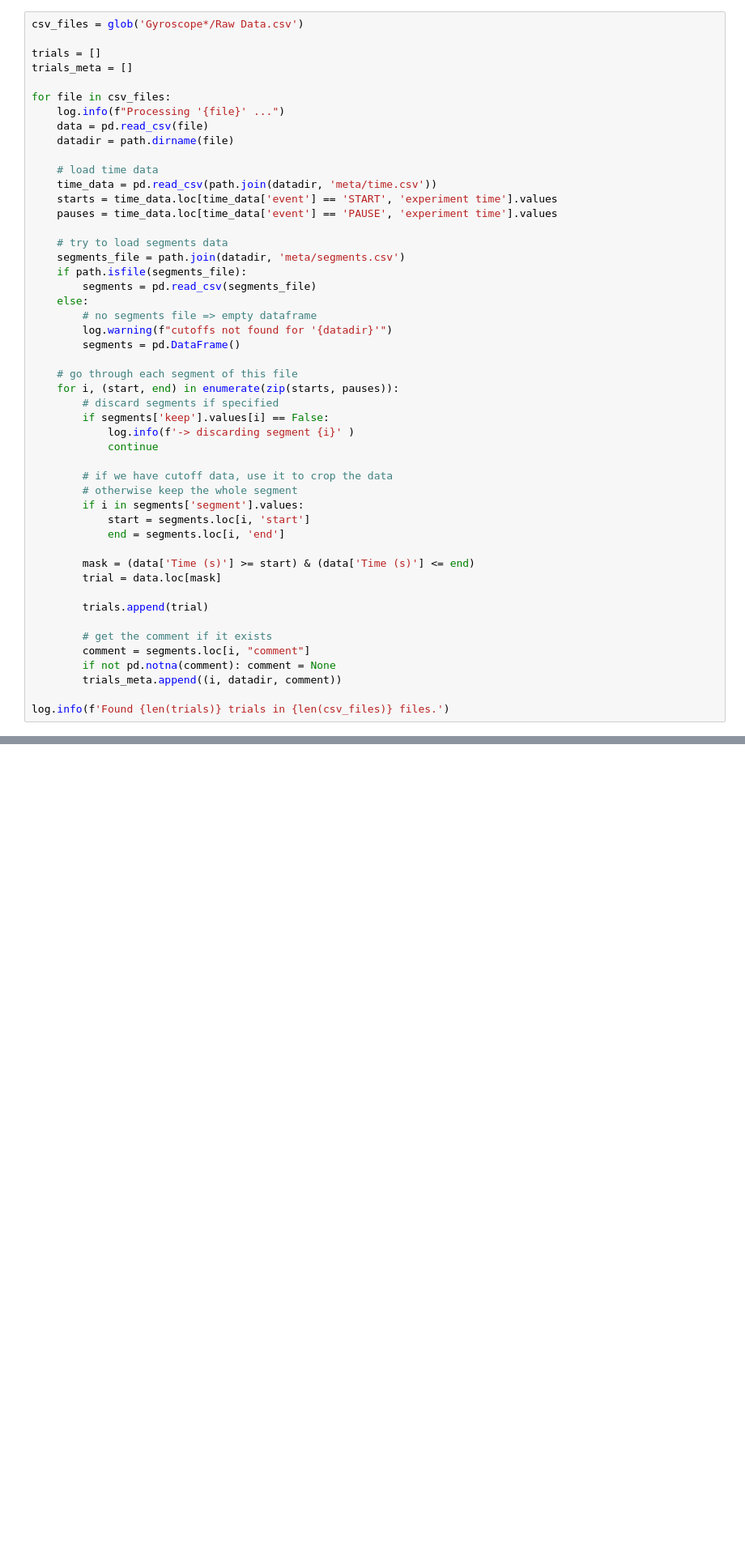
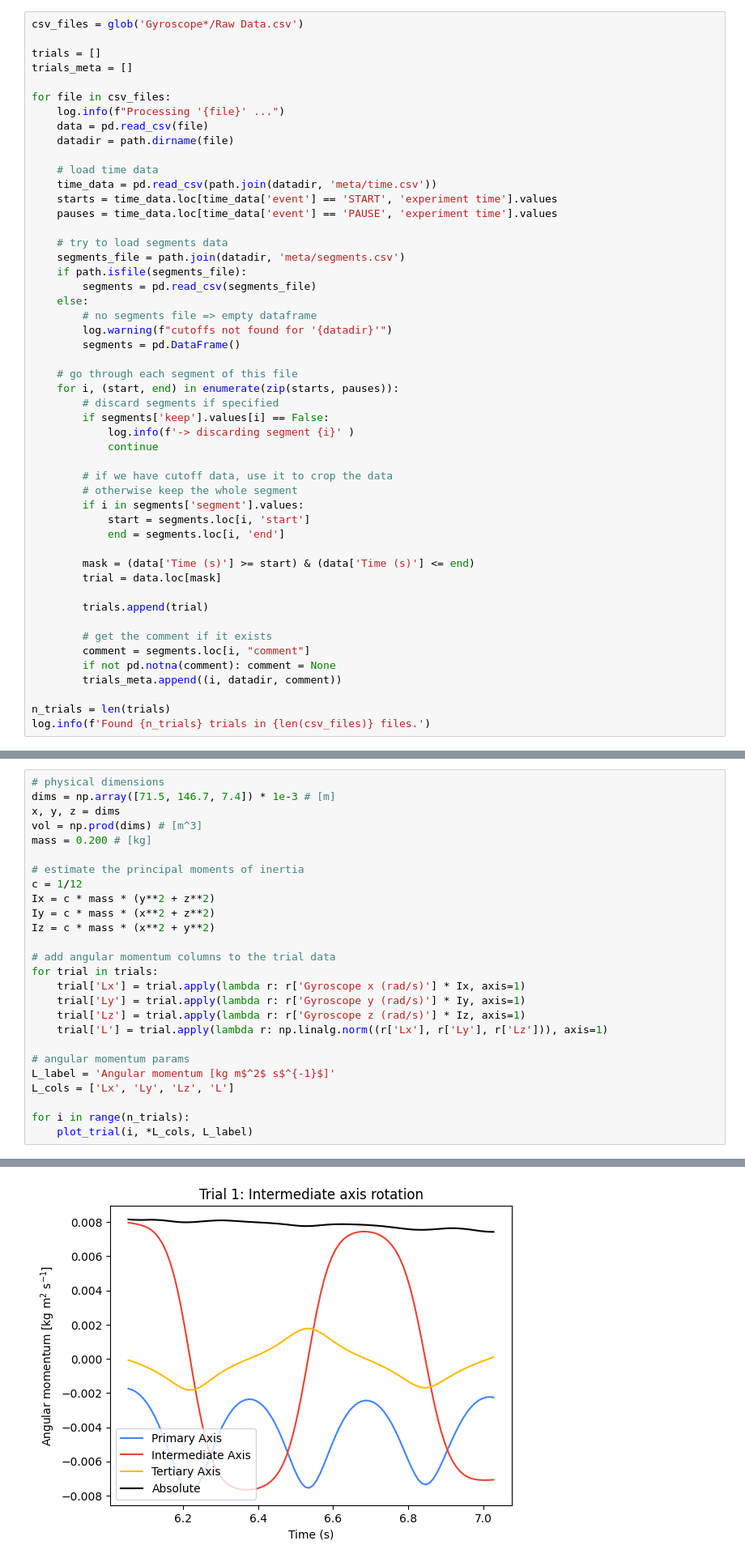
Before and after one commit to fbubbar/sci1-t2, a Jupyter notebook: data/round1/analysis.ipynb, the cells around one changed output, grey strips where cells are left out. Shown at 81% size. Drawn from its saved outputs; the diff is of its cells as text; blank space fills up the shorter version.

Commit message:
add angular momentum plots

```diff
--- a/data/round1/analysis.ipynb
+++ b/data/round1/analysis.ipynb
@@ -61,7 +65,8 @@ for file in csv_files:
         if not pd.notna(comment): comment = None
         trials_meta.append((i, datadir, comment))
 
-log.info(f'Found {len(trials)} trials in {len(csv_files)} files.')
+n_trials = len(trials)
+log.info(f'Found {n_trials} trials in {len(csv_files)} files.')
 # %% [output]
 [INFO] Processing 'Gyroscope rotation rate 2025-01-16 17-03-03/Raw Data.csv' ...
 [INFO] Processing 'Gyroscope rotation rate 2025-01-16 17-10-11/Raw Data.csv' ...
@@ -122,0 +133,27 @@ for i, trial in enumerate(trials):
+# %%
+# physical dimensions
+dims = np.array([71.5, 146.7, 7.4]) * 1e-3 # [m]
+x, y, z = dims
+vol = np.prod(dims) # [m^3]
+mass = 0.200 # [kg]
+
+# estimate the principal moments of inertia
+c = 1/12
+Ix = c * mass * (y**2 + z**2)
+Iy = c * mass * (x**2 + z**2)
+Iz = c * mass * (x**2 + y**2)
+
+# add angular momentum columns to the trial data
+for trial in trials:
+    trial['Lx'] = trial.apply(lambda r: r['Gyroscope x (rad/s)'] * Ix, axis=1)
+    trial['Ly'] = trial.apply(lambda r: r['Gyroscope y (rad/s)'] * Iy, axis=1)
+    trial['Lz'] = trial.apply(lambda r: r['Gyroscope z (rad/s)'] * Iz, axis=1)
+    trial['L'] = trial.apply(lambda r: np.linalg.norm((r['Lx'], r['Ly'], r['Lz'])), axis=1)
+
+# angular momentum params
+L_label = 'Angular momentum [kg m$^2$ s$^{-1}$]'
+L_cols = ['Lx', 'Ly', 'Lz', 'L']
+
+for i in range(n_trials):
+    plot_trial(i, *L_cols, L_label)
+# %% [output]
@@ -122,0 +163 @@ for i, trial in enumerate(trials):
+[figure, added]
```
Also changed, not shown: parts of 4 cells of this notebook.
